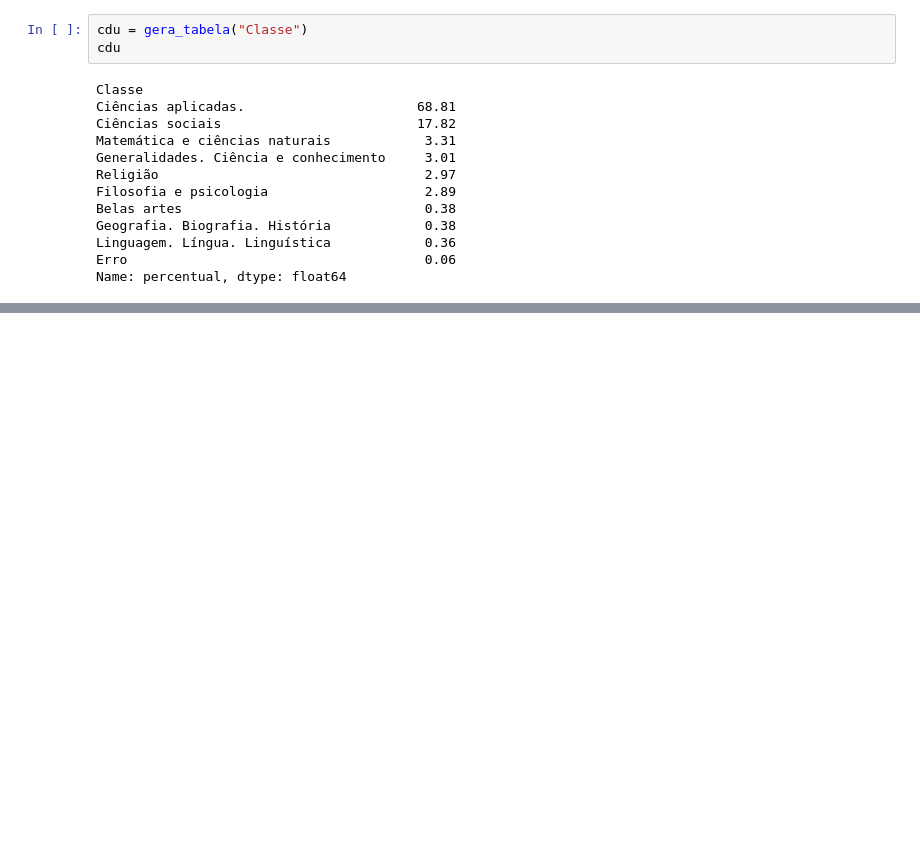
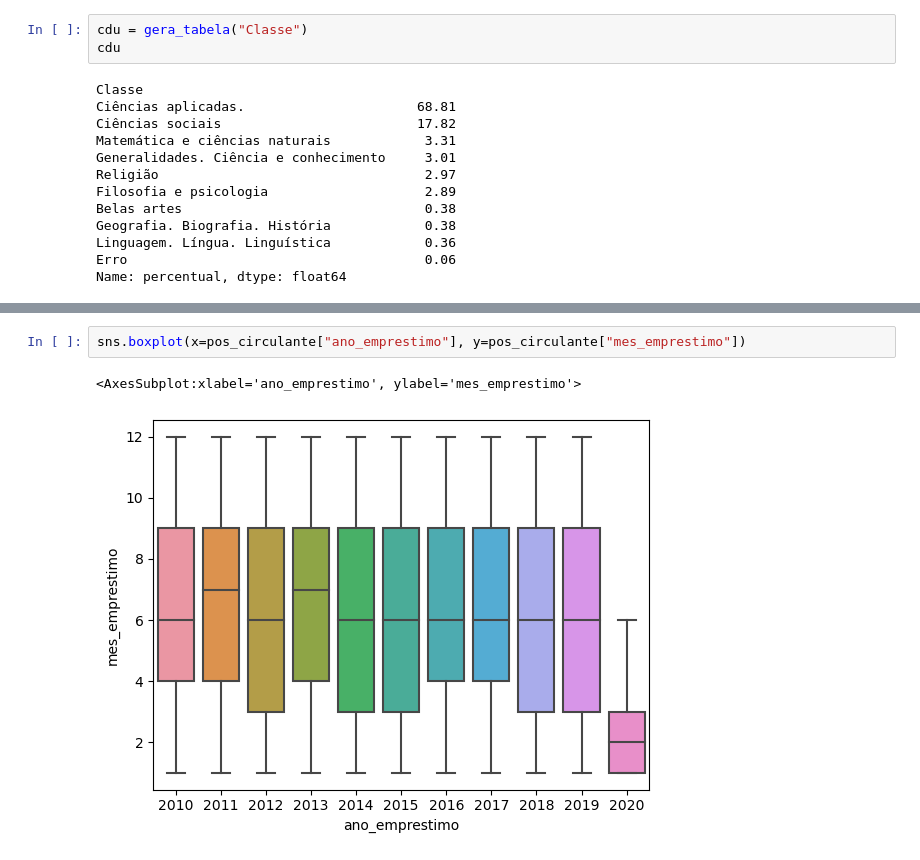
Before and after one commit to avellar1975/7DaysOfCode, a Jupyter notebook: 7DaysOfCode.ipynb, the cells around one changed output, grey strips where cells are left out. Cells and saved outputs as stored; diff of their text form; blank space fills up the shorter version.

```diff
--- a/7DaysOfCode.ipynb
+++ b/7DaysOfCode.ipynb
@@ -668,0 +808,5 @@ Após geradas as tabelas, traga algumas das suas percepções para as análises
+# %%
+sns.boxplot(x=pos_circulante["ano_emprestimo"], y=pos_circulante["mes_emprestimo"])
+# %% [output]
+<AxesSubplot:xlabel='ano_emprestimo', ylabel='mes_emprestimo'>
+[figure, added]
```
Also changed, not shown: parts of 23 cells of this notebook.
